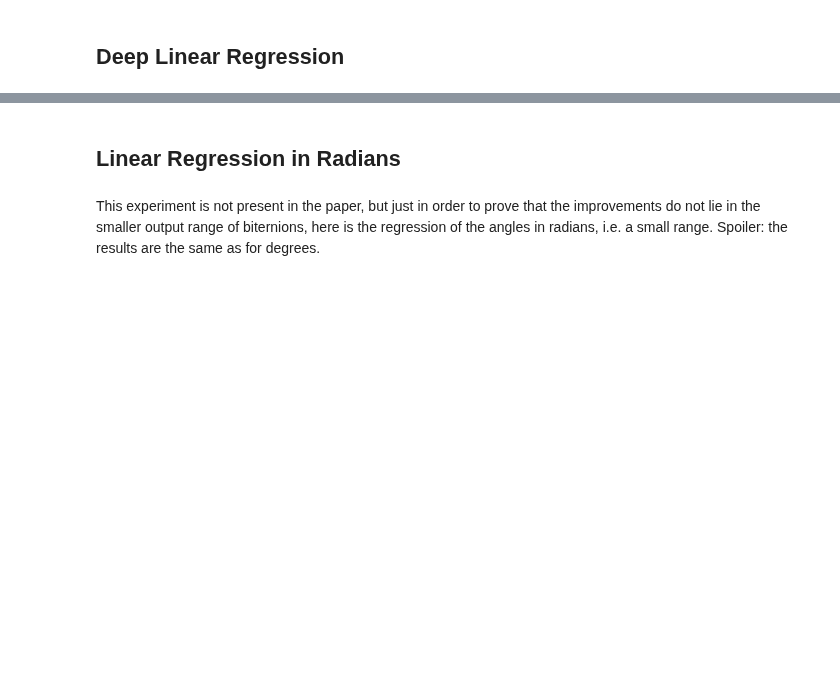
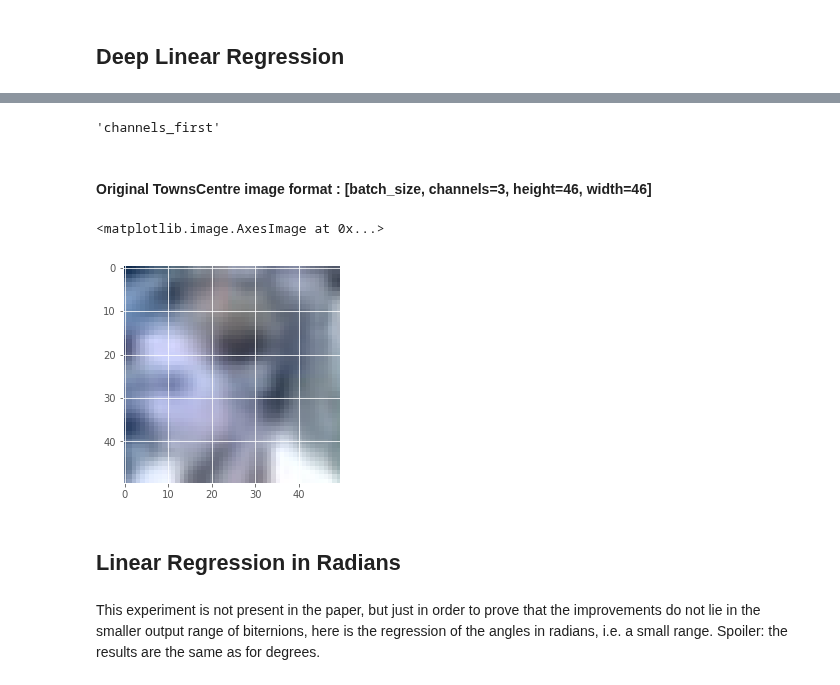
Before and after one commit to sergeyprokudin/BiternionNet, a Jupyter notebook: Experiments - TownCentre.ipynb, the cells around one changed output, grey strips where cells are left out. Cells and saved outputs as stored; diff of their text form; code cells hidden in the pictures; blank space fills up the shorter version.

```diff
--- a/Experiments - TownCentre.ipynb
+++ b/Experiments - TownCentre.ipynb
@@ -955,0 +930,6 @@ nets_linreg = [mknet_updated(df.Linear(512, 1, init=df.init.const(0))) for _ in
+# %%
+keras.backend.image_data_format()
+# %% [output]
+'channels_first'
+# %% [markdown]
+#### Original  TownsCentre image format : [batch_size, channels=3, height=46, width=46]
@@ -955,0 +943,5 @@ nets_linreg = [mknet_updated(df.Linear(512, 1, init=df.init.const(0))) for _ in
+# %%
+plt.imshow(img)
+# %% [output]
+<matplotlib.image.AxesImage at 0x...>
+[figure, added]
```
Also changed, not shown: parts of 32 cells of this notebook, 1 other file.
